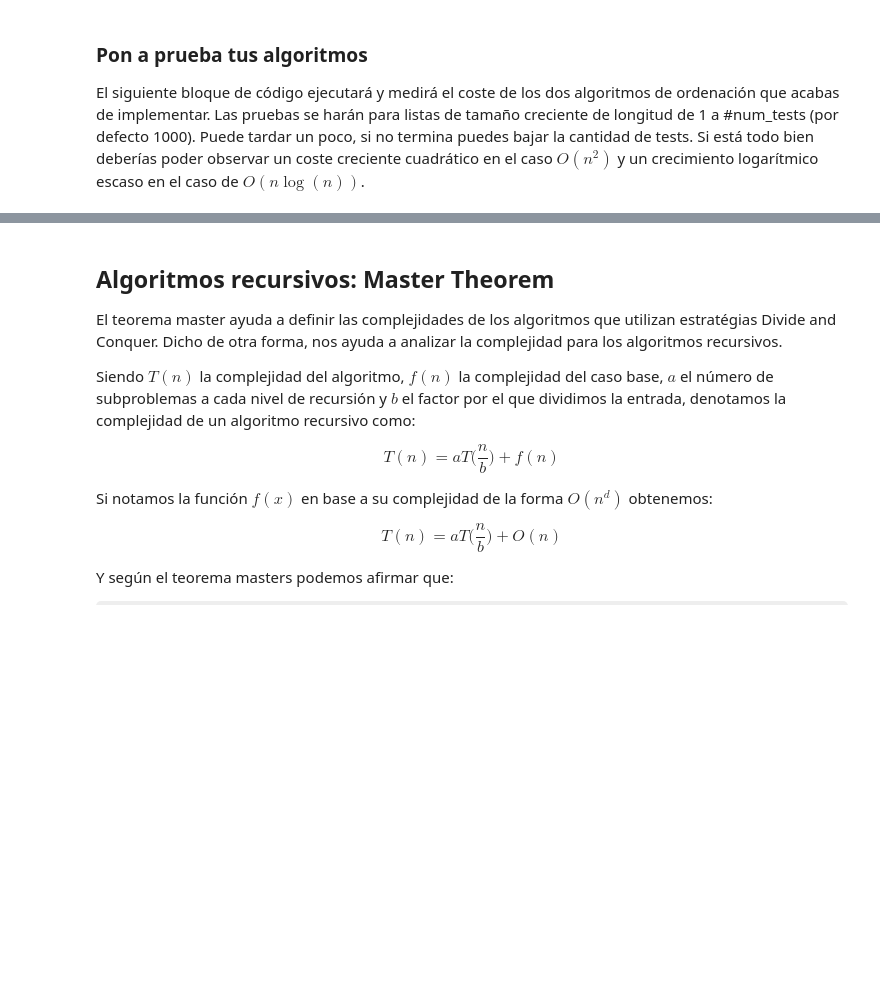
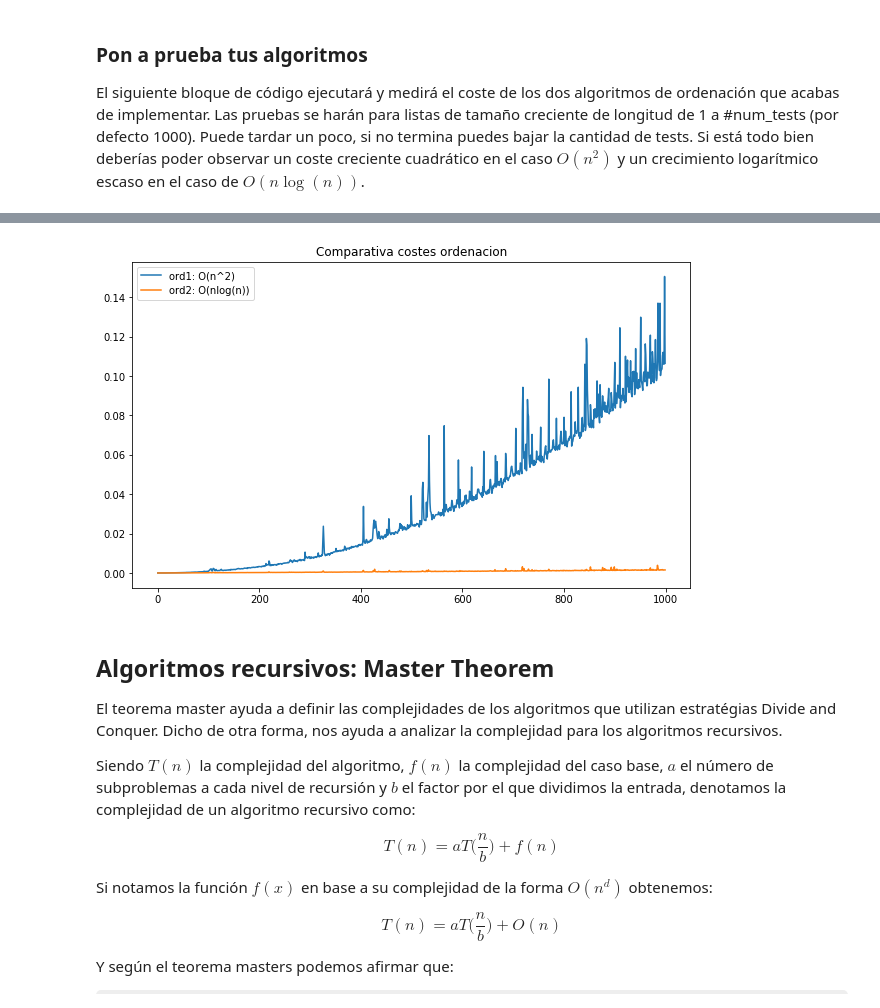
Before and after one commit to OriolMoles/alg2, a Jupyter notebook: 0/Complejidad.ipynb, the cells around one changed output, grey strips where cells are left out. Drawn from its saved outputs; the diff is of its cells as text; code cells hidden in the pictures; some formulas as TeX source; blank space fills up the shorter version.

```diff
--- a/0/Complejidad.ipynb
+++ b/0/Complejidad.ipynb
@@ -254,3 +298,23 @@ def ordenacion1(lista):
+# %%
+# Bubble sort
+
+def ordenacion1(a):
+    A = a.copy()
+    n = len(A)
+
+    while True:
+        swapped = False
+        for i in range(1, n):
+            if A[i-1] > A[i]:
+                tmp = A[i]
+                A[i] = A[i-1]
+                A[i-1] = tmp
+                swapped = True
+
+        if swapped is False:
+            break
+
+    return A
 # %% [markdown]
 <div class="alert alert-danger">
 <h1>Problema 3</h1>
@@ -258,8 +322,3 @@ def ordenacion1(lista):
     Implementa un algoritmo de ordenación que tenga complejidad $O(n\log(n))$
 </strong></p>
 </div>
-# %%
-# Qsort
-
-def ordenacion2(lista):
-    pass
@@ -276,11 +366,13 @@ import numpy as np
 
 %matplotlib inline
 
-num_tests = 1000
+num_tests = 1*10**3
 
 all_lists = generate_corpus(num_tests)
-time_costs_ordenacion1 = [0]*num_tests
-time_costs_ordenacion2 = [0]*num_tests
+time_costs_ordenacion1 = [0] * num_tests
+time_costs_ordenacion2 = [0] * num_tests
+
+t0 = time.time()
 
 for test in range(num_tests):
     # Test ordenacion1
@@ -290,13 +382,18 @@ for test in range(num_tests):
 
     # Test ordenacion2
     start_time = time.time()
-    ordenacion2(all_lists[test])
+    ordenacion2(all_lists[test], 0, len(all_lists[test])-1)
     time_costs_ordenacion2[test] = (time.time() - start_time)
+
+
+print("Elapsed time to compute tests: {:2.4} s."
+      .format(time.time() - t0))
 
 plt.figure(figsize=(10,6))
 plt.title('Comparativa costes ordenacion')
-plt.plot(time_costs_ordenacion1,label='O(n^2)')
-plt.plot(time_costs_ordenacion2,label='O(nlog(n))')
+plt.plot(time_costs_ordenacion1,label='ord1: O(n^2)')
+plt.plot(time_costs_ordenacion2,label='ord2: O(nlog(n))')
 plt.legend()
 plt.plot()
 plt.draw()
+# %% [output]
@@ -303,3 +401,4 @@ plt.draw()
+[figure, added]
 # %% [markdown]
 ## Algoritmos recursivos: Master Theorem
 
```
Also changed, not shown: parts of 24 cells of this notebook.
